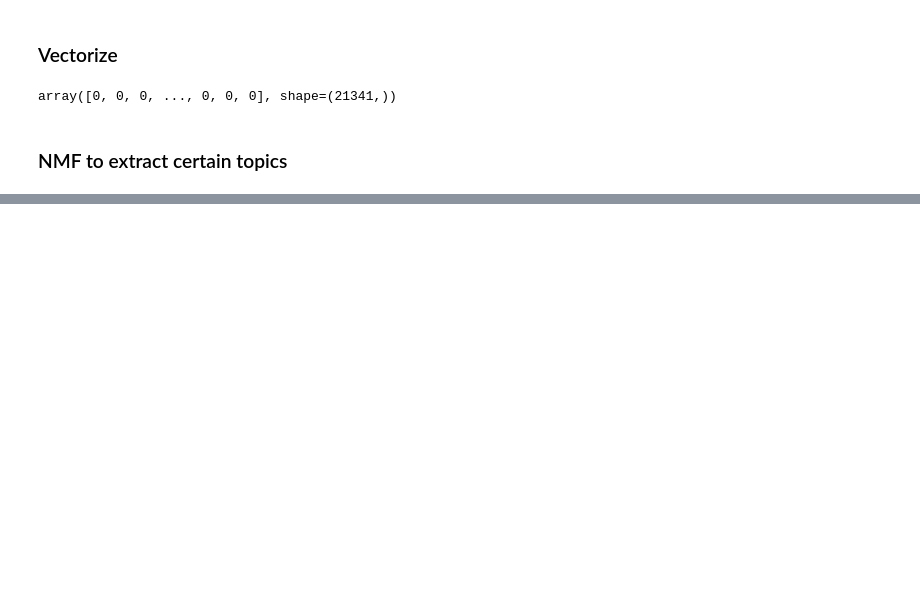
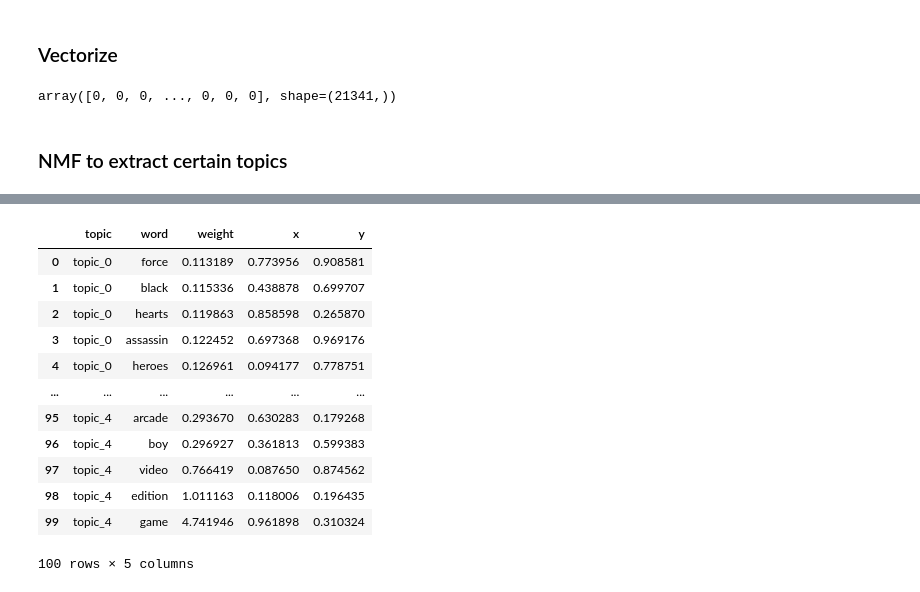
Before and after one commit to ccthatsme/video_game_sales, a Jupyter notebook: notebooks/word_analysis.ipynb, the cells around one changed output, grey strips where cells are left out. Drawn from its saved outputs; the diff is of its cells as text; code cells hidden in the pictures; blank space fills up the shorter version.

```diff
--- a/notebooks/word_analysis.ipynb
+++ b/notebooks/word_analysis.ipynb
@@ -42,7 +46,7 @@ T = nmf.components_
 words = vec.get_feature_names_out()
 print(nmf.components_.shape)
 for i, topic in enumerate(nmf.components_):
-    top_indexes = topic.argsort()[-10:]
+    top_indexes = topic.argsort()[-5:]
     print(top_indexes)
     print(f"topic {i} contains {[words[x] for x in top_indexes]}")
 # %% [output]
@@ -59,0 +116,18 @@ topic 4 contains ['advance', 'pack', 'official', 'episode', 'collection', 'arcad
+# %%
+
+rows = []
+for index, topic in enumerate(nmf.components_):
+    weights = nmf.components_[index]
+    top_indexes = topic.argsort()[-20:]
+
+    for i in top_indexes:
+        rows.append({
+            'topic': 'topic_' + str(index),
+            'word': words[i],
+            'weight': weights[i]
+        })
+
+topic_word_weights = pd.DataFrame(rows)
+
+
+topic_word_weights.head(5)
@@ -59,0 +141,21 @@ topic 4 contains ['advance', 'pack', 'official', 'episode', 'collection', 'arcad
+# %%
+rng = np.random.default_rng(42)
+
+topic_word_weights['x'] = rng.uniform(0,1,size=topic_word_weights.shape[0])
+topic_word_weights['y'] = rng.uniform(0,1,size=topic_word_weights.shape[0])
+# %%
+topic_word_weights
+# %% [output]
+|  | topic | word | weight | x | y |
+| 0 | topic_0 | force | 0.113189 | 0.773956 | 0.908581 |
+| 1 | topic_0 | black | 0.115336 | 0.438878 | 0.699707 |
+| 2 | topic_0 | hearts | 0.119863 | 0.858598 | 0.265870 |
+| 3 | topic_0 | assassin | 0.122452 | 0.697368 | 0.969176 |
+| 4 | topic_0 | heroes | 0.126961 | 0.094177 | 0.778751 |
+| ... | ... | ... | ... | ... | ... |
+| 95 | topic_4 | arcade | 0.293670 | 0.630283 | 0.179268 |
+| 96 | topic_4 | boy | 0.296927 | 0.361813 | 0.599383 |
+| 97 | topic_4 | video | 0.766419 | 0.087650 | 0.874562 |
+| 98 | topic_4 | edition | 1.011163 | 0.118006 | 0.196435 |
+| 99 | topic_4 | game | 4.741946 | 0.961898 | 0.310324 |
+100 rows × 5 columns
```
Also changed, not shown: parts of 8 cells of this notebook.
